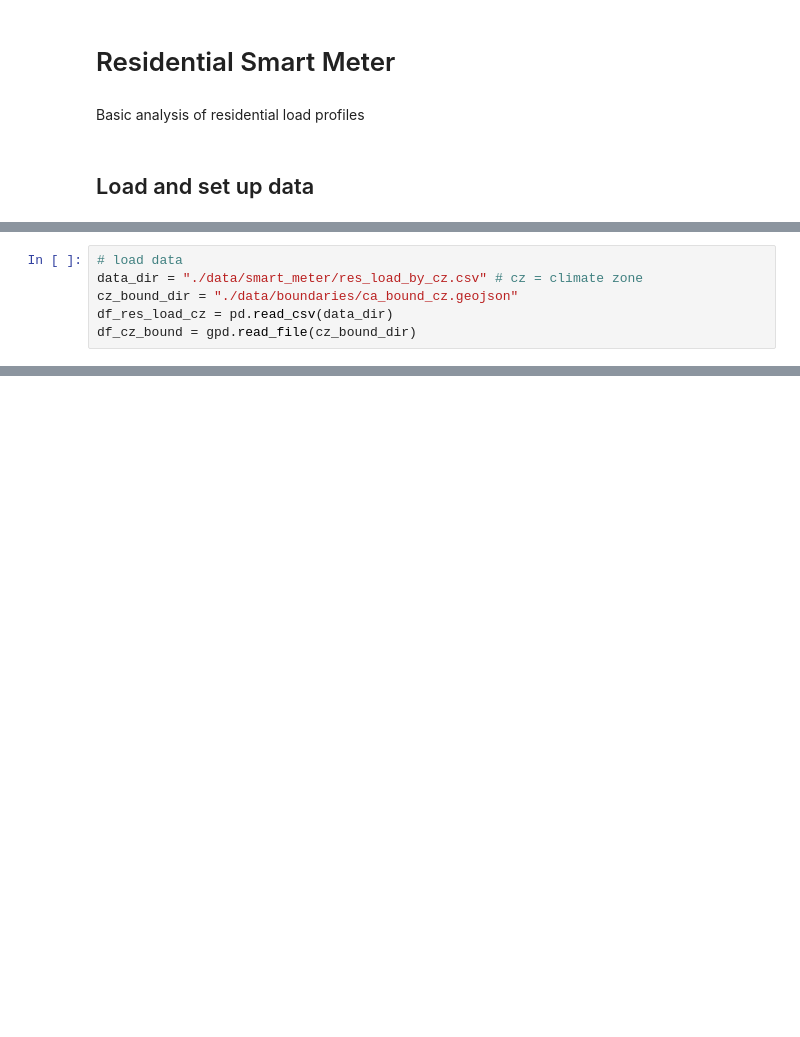
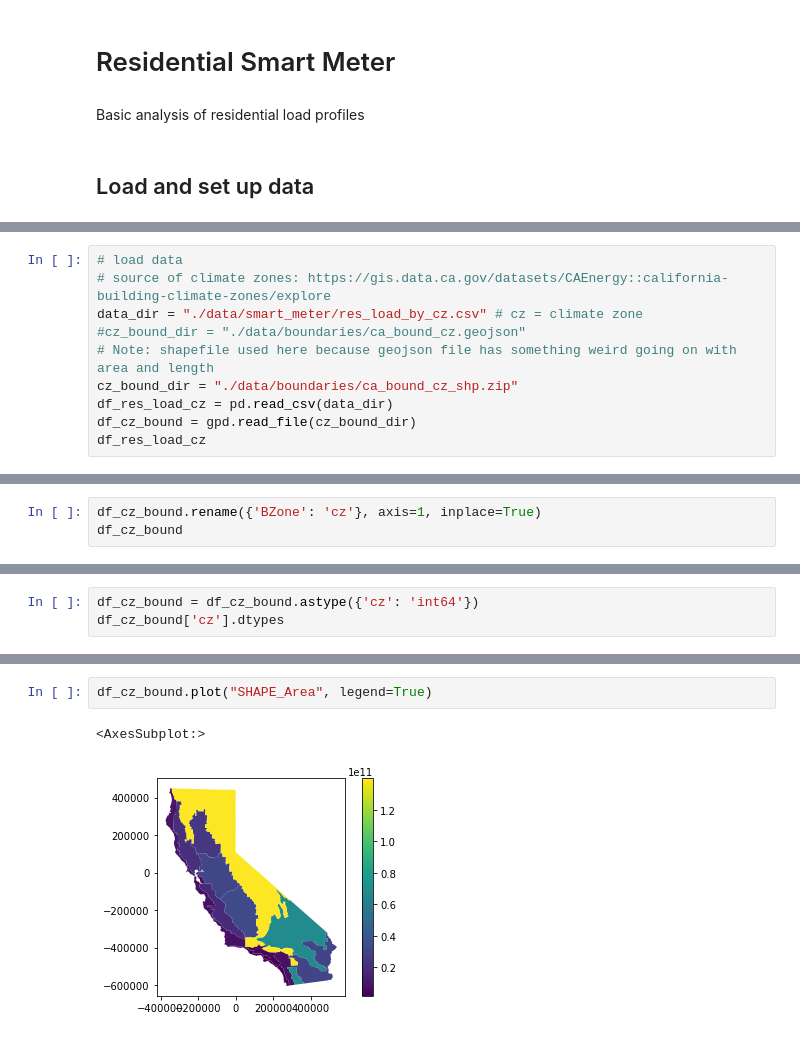
Before and after one commit to josephko91/anthropogenic-heat-la, a Jupyter notebook: residential-smart-meter.ipynb, the cells around one changed output, grey strips where cells are left out. Drawn from its saved outputs; the diff is of its cells as text; blank space fills up the shorter version.

```diff
--- a/residential-smart-meter.ipynb
+++ b/residential-smart-meter.ipynb
@@ -18,7 +14,11 @@ CRSError: Invalid projection: epsg:4326: (Internal Proj Error: proj_create: no d
 # %%
 # load data
+# source of climate zones: https://gis.data.ca.gov/datasets/CAEnergy::california-building-climate-zones/explore
 data_dir = "./data/smart_meter/res_load_by_cz.csv" # cz = climate zone
-cz_bound_dir = "./data/boundaries/ca_bound_cz.geojson"
+#cz_bound_dir = "./data/boundaries/ca_bound_cz.geojson"
+# Note: shapefile used here because geojson file has something weird going on with area and length
+cz_bound_dir = "./data/boundaries/ca_bound_cz_shp.zip"
 df_res_load_cz = pd.read_csv(data_dir)
 df_cz_bound = gpd.read_file(cz_bound_dir)
+df_res_load_cz
 # %% [output]
@@ -25,0 +56,3 @@ CRSError: Invalid projection: epsg:4326: (Internal Proj Error: proj_create: no d
+# %%
+df_cz_bound.rename({'BZone': 'cz'}, axis=1, inplace=True)
+df_cz_bound
@@ -25,0 +77,3 @@ CRSError: Invalid projection: epsg:4326: (Internal Proj Error: proj_create: no d
+# %%
+df_cz_bound = df_cz_bound.astype({'cz': 'int64'})
+df_cz_bound['cz'].dtypes
@@ -25,0 +106,5 @@ CRSError: Invalid projection: epsg:4326: (Internal Proj Error: proj_create: no d
+# %%
+df_cz_bound.plot("SHAPE_Area", legend=True)
+# %% [output]
+<AxesSubplot:>
+[figure, added]
```
Also changed, not shown: parts of 16 cells of this notebook, 1 other file.
